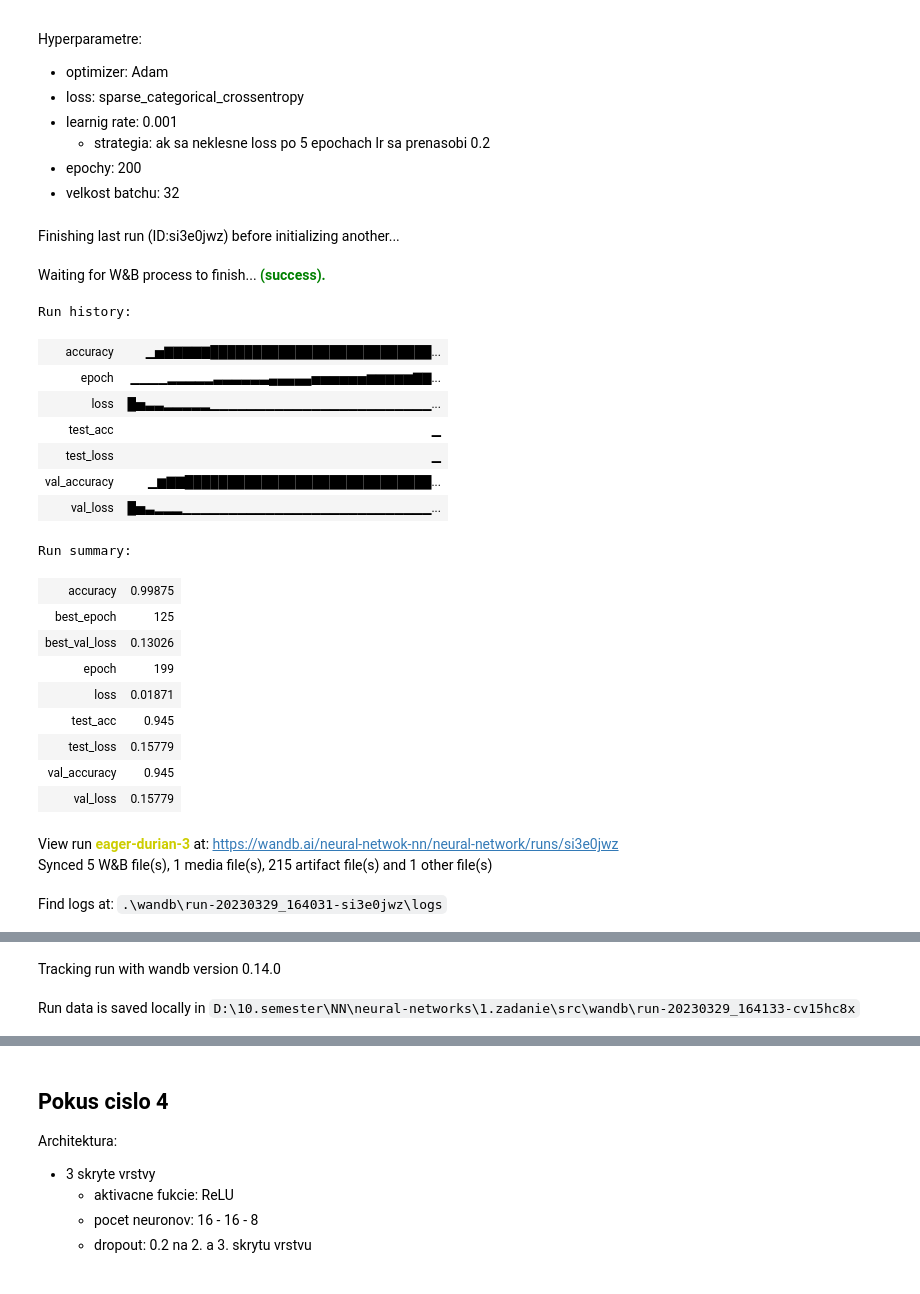
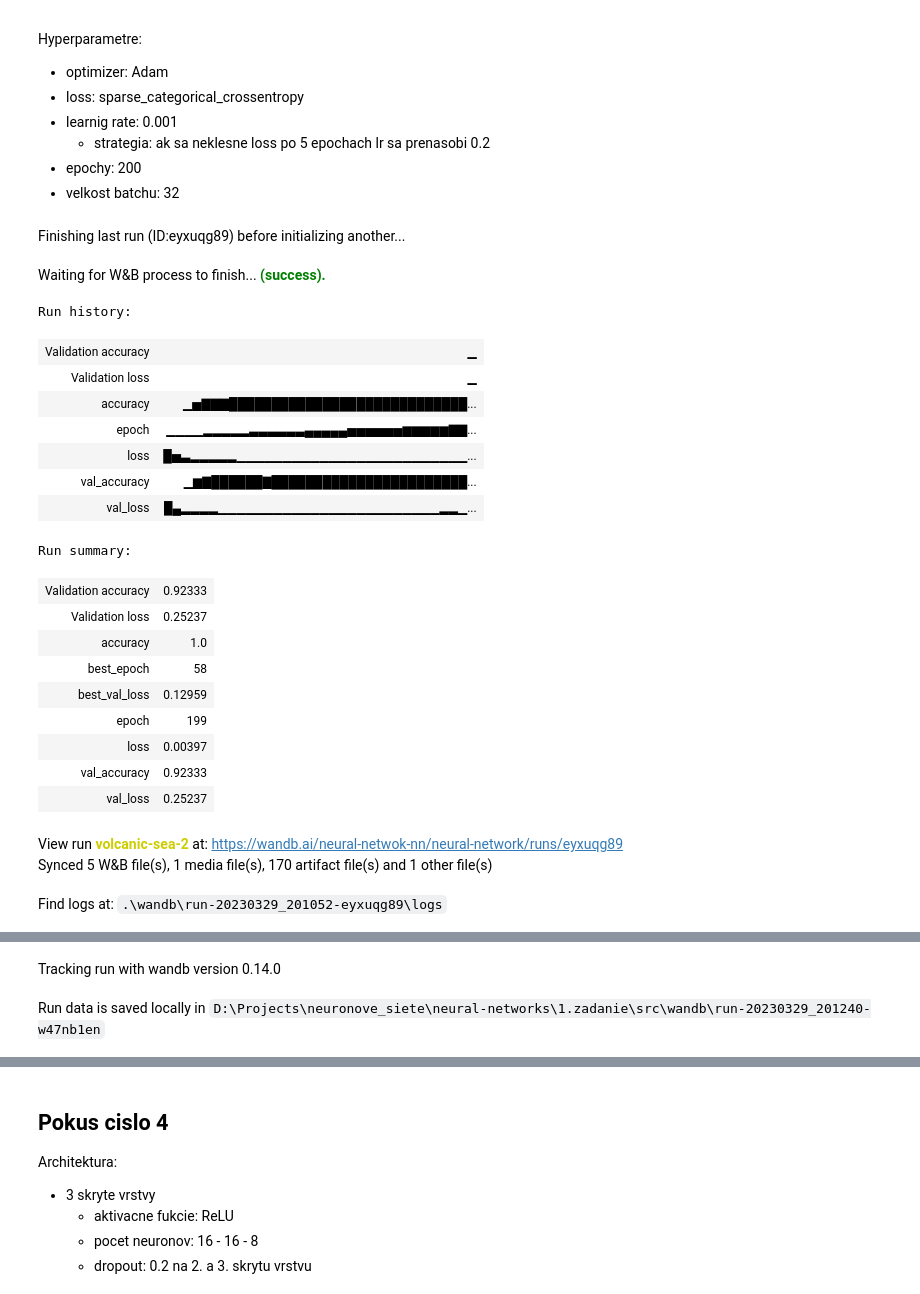
Before and after one commit to martinkukucka/neural-networks, a Jupyter notebook: 1.zadanie/src/first_assignment.ipynb, the cells around one changed output, grey strips where cells are left out. Drawn from its saved outputs; the diff is of its cells as text; code cells hidden in the pictures.

```diff
--- a/1.zadanie/src/first_assignment.ipynb
+++ b/1.zadanie/src/first_assignment.ipynb
@@ -22,3 +31,15 @@ data = pd.read_csv("../data/train.csv")
+# %%
+def LoadData():
+    # load, normalize and split the data
+    # training:validation (80:20)
+    dataset = pd.read_csv("../data/train.csv")
+
+    for column in dataset.columns[:-1]:
+        dataset[column] = MinMaxNormalisation(dataset[column])
+
+    input_data = dataset.drop('price_range', axis=1)
+
+    return train_test_split(input_data, dataset['price_range'], test_size=0.15)
 # %% [markdown]
 ### Basic data analysis
 # %%
@@ -347,15 +338,15 @@ Hyperparametre:
 - epochy: 200
 - velkost batchu: 32
 # %%
+X_train, X_val, y_train, y_val = LoadData()
+
 # Define the model architecture
-
 wandb.init(project="neural-network")
 wandb.run.name = "Pokus cislo 2"
 config = wandb.config
 config.learning_rate = 0.001
 config.batch_size = 32
 config.epochs = 200
-
 
 model = tf.keras.Sequential([
     tf.keras.layers.Dense(64, activation='relu', input_shape=(20,)),
@@ -364,7 +355,6 @@ model = tf.keras.Sequential([
 ])
 
 optimizer = tf.keras.optimizers.Adam(learning_rate=config.learning_rate)
-
 
 # Compile the model
 model.compile(optimizer=optimizer,
@@ -375,14 +365,14 @@ model.compile(optimizer=optimizer,
 history = model.fit(X_train, y_train, epochs=config.epochs, batch_size=config.batch_size, validation_data=(X_val, y_val),callbacks=[WandbCallback()])
 
 # Evaluate the model
-test_loss, test_acc = model.evaluate(X_val, y_val, verbose=2)
-print('Test accuracy:', test_acc)
-print('Test loss:', test_loss)
+val_loss, val_acc = model.evaluate(X_val, y_val, verbose=2)
+print('Validation accuracy:', val_acc)
+print('Validation loss:', val_loss)
 
 # Make predictions
 predictions = model.predict(X_val)
 print('Predictions:', np.argmax(predictions, axis=1))
 
-# Evaluate the model on the test set and log the results
-wandb.log({'test_loss': test_loss, 'test_acc': test_acc})
+# Evaluate the model on the val set and log the results
+wandb.log({'Validation loss': val_loss, 'Validation accuracy': val_acc})
 # %% [output]
@@ -458,8 +442,6 @@ config = wandb.config
 config.learning_rate = 0.001
 config.batch_size = 32
 config.epochs = 200
-
-
 
 # Define the model architecture
 model = tf.keras.Sequential([
@@ -470,56 +452,54 @@ model = tf.keras.Sequential([
     tf.keras.layers.Dense(4, activation='softmax')
 ])
 
-
 learning_rate = 0.001
 optimizer = tf.keras.optimizers.Adam(learning_rate=config.learning_rate)
 
 # Train the model
 lr_scheduler = tf.keras.callbacks.ReduceLROnPlateau(monitor='val_loss', factor=0.2, patience=5)
-
 
 # Compile the model
 model.compile(optimizer='adam',
               loss='sparse_categorical_crossentropy',
               metrics=['accuracy'])
 
 early_stop = tf.keras.callbacks.EarlyStopping(monitor='val_loss', patience=3)
 
 # Train the model
 history  = model.fit(X_train, y_train, epochs=config.epochs, batch_size=config.batch_size, validation_data=(X_val, y_val),callbacks=[lr_scheduler,WandbCallback()] )
 
 # Evaluate the model
-test_loss, test_acc = model.evaluate(X_val, y_val, verbose=2)
-print('Test accuracy:', test_acc)
-print('Test loss:', test_loss)
+val_loss, val_acc = model.evaluate(X_val, y_val, verbose=2)
+print('Validation accuracy:', val_acc)
+print('Validation loss:', val_loss)
 
 # Make predictions
 predictions = model.predict(X_val)
 print('Predictions:', np.argmax(predictions, axis=1))
 
-# Evaluate the model on the test set and log the results
-wandb.log({'test_loss': test_loss, 'test_acc': test_acc})
+# Evaluate the model on the val set and log the results
+wandb.log({'Validation loss': val_loss, 'Validation accuracy': val_acc})
 # %% [output]
-Finishing last run (ID:si3e0jwz) before initializing another...
+Finishing last run (ID:eyxuqg89) before initializing another...
 Waiting for W&B process to finish... (success).
 Run history:
-| accuracy | ▁▅▇▇▇▇▇██████████████████████████... |
+| Validation accuracy | ▁ |
+| Validation loss | ▁ |
+| accuracy | ▁▅▇▇▇████████████████████████████... |
 | epoch | ▁▁▁▁▂▂▂▂▂▃▃▃▃▃▃▄▄▄▄▄▅▅▅▅▅▅▆▆▆▆▆▇▇... |
-| loss | █▅▃▃▂▂▂▂▂▁▁▁▁▁▁▁▁▁▁▁▁▁▁▁▁▁▁▁▁▁▁▁▁... |
-| test_acc | ▁ |
-| test_loss | ▁ |
-| val_accuracy | ▁▆▇▇█████████████████████████████... |
-| val_loss | █▅▃▂▂▂▁▁▁▁▁▁▁▁▁▁▁▁▁▁▁▁▁▁▁▁▁▁▁▁▁▁▁... |
+| loss | █▅▃▂▂▂▂▂▁▁▁▁▁▁▁▁▁▁▁▁▁▁▁▁▁▁▁▁▁▁▁▁▁... |
+| val_accuracy | ▁▆▇██████▇███████████████████████... |
+| val_loss | █▄▂▂▂▂▁▁▁▁▁▁▁▁▁▁▁▁▁▁▁▁▁▁▁▁▁▁▁▁▂▂▁... |
 Run summary:
-| accuracy | 0.99875 |
-| best_epoch | 125 |
-| best_val_loss | 0.13026 |
+| Validation accuracy | 0.92333 |
+| Validation loss | 0.25237 |
+| accuracy | 1.0 |
+| best_epoch | 58 |
+| best_val_loss | 0.12959 |
 | epoch | 199 |
-| loss | 0.01871 |
-| test_acc | 0.945 |
-| test_loss | 0.15779 |
-| val_accuracy | 0.945 |
-| val_loss | 0.15779 |
+| loss | 0.00397 |
+| val_accuracy | 0.92333 |
+| val_loss | 0.25237 |
-View run eager-durian-3 at: https://wandb.ai/neural-netwok-nn/neural-network/runs/si3e0jwz
-Synced 5 W&B file(s), 1 media file(s), 215 artifact file(s) and 1 other file(s)
+View run volcanic-sea-2 at: https://wandb.ai/neural-netwok-nn/neural-network/runs/eyxuqg89
+Synced 5 W&B file(s), 1 media file(s), 170 artifact file(s) and 1 other file(s)
-Find logs at: .\wandb\run-20230329_164031-si3e0jwz\logs
+Find logs at: .\wandb\run-20230329_201052-eyxuqg89\logs
@@ -527,2 +507,2 @@ Successfully finished last run (ID:si3e0jwz). Initializing new run:
 Tracking run with wandb version 0.14.0
-Run data is saved locally in D:\10.semester\NN\neural-networks\1.zadanie\src\wandb\run-20230329_164133-cv15hc8x
+Run data is saved locally in D:\Projects\neuronove_siete\neural-networks\1.zadanie\src\wandb\run-20230329_201240-w47nb1en
```
Also changed, not shown: parts of 42 cells of this notebook.
